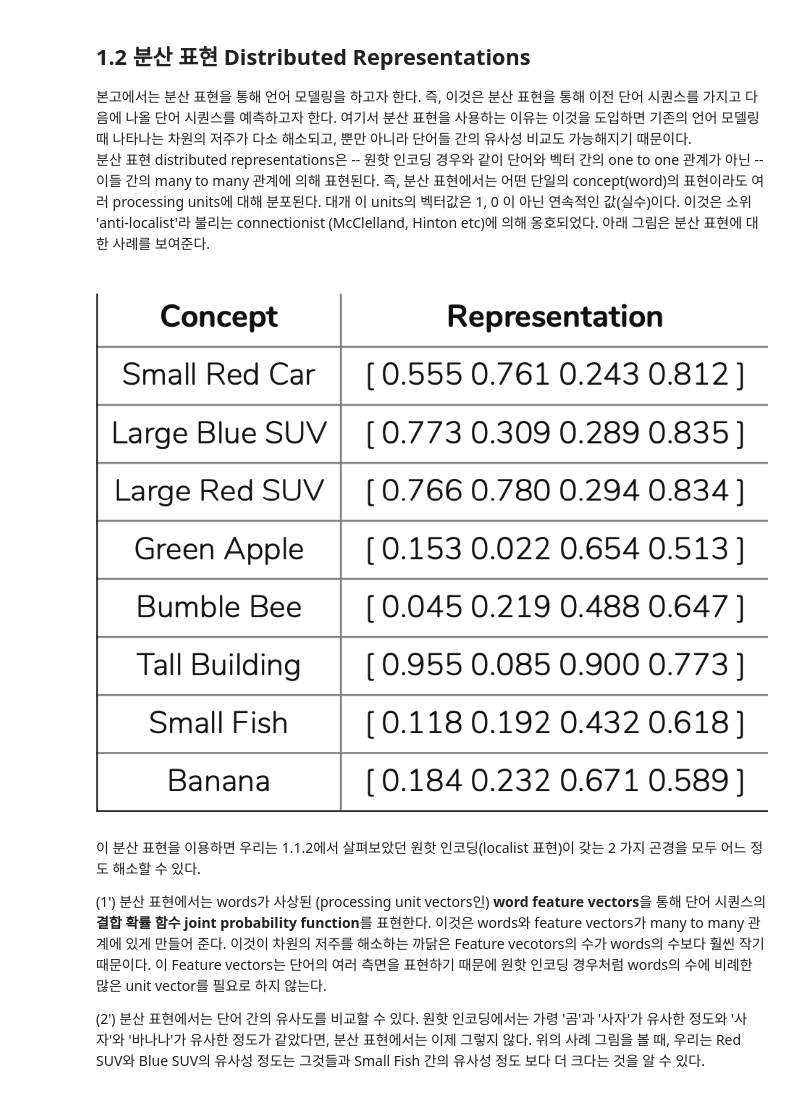
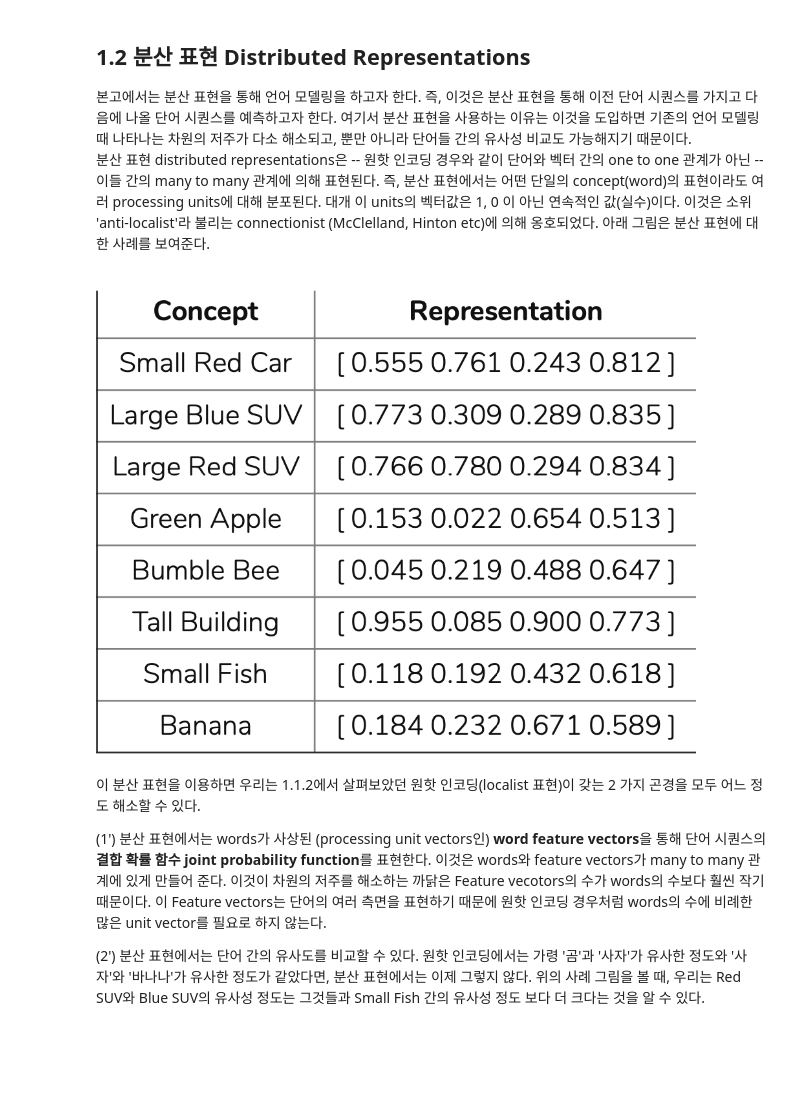
Before and after one commit to musicjae/NLP, a Jupyter notebook: NPLM(2003).ipynb, the cells around one changed output. Drawn from its saved outputs; the diff is of its cells as text; code cells hidden in the pictures; blank space fills up the shorter version.

```diff
--- a/NPLM(2003).ipynb
+++ b/NPLM(2003).ipynb
@@ -60,8 +75,10 @@ print(result)
 
 본고에서는 분산 표현을 통해 언어 모델링을 하고자 한다. 즉, 이것은 분산 표현을 통해 이전 단어 시퀀스를 가지고 다음에 나올 단어 시퀀스를 예측하고자 한다. 여기서 분산 표현을 사용하는 이유는 이것을 도입하면 기존의 언어 모델링 때 나타나는 차원의 저주가 다소 해소되고, 뿐만 아니라 단어들 간의 유사성 비교도 가능해지기 때문이다.
 분산 표현 distributed representations은 -- 원핫 인코딩 경우와 같이 단어와 벡터 간의 one to one 관계가 아닌 -- 이들 간의 many to many 관계에 의해 표현된다. 즉, 분산 표현에서는 어떤 단일의 concept(word)의 표현이라도 여러 processing units에 대해 분포된다. 대개 이 units의 벡터값은 1, 0 이 아닌 연속적인 값(실수)이다. 이것은 소위 'anti-localist'라 불리는 connectionist (McClelland, Hinton etc)에 의해 옹호되었다. 아래 그림은 분산 표현에 대한 사례를 보여준다.
-# %% [markdown]
-![nnlm1.png](embedded-picture-1)
+# %%
+Image('nnlm1.png',width=600)
+# %% [output]
+[figure, added]
 # %% [markdown]
 이 분산 표현을 이용하면 우리는 1.1.2에서 살펴보았던 원핫 인코딩(localist 표현)이 갖는 2 가지 곤경을 모두 어느 정도 해소할 수 있다.
 
```
Also changed, not shown: parts of 32 cells of this notebook.
